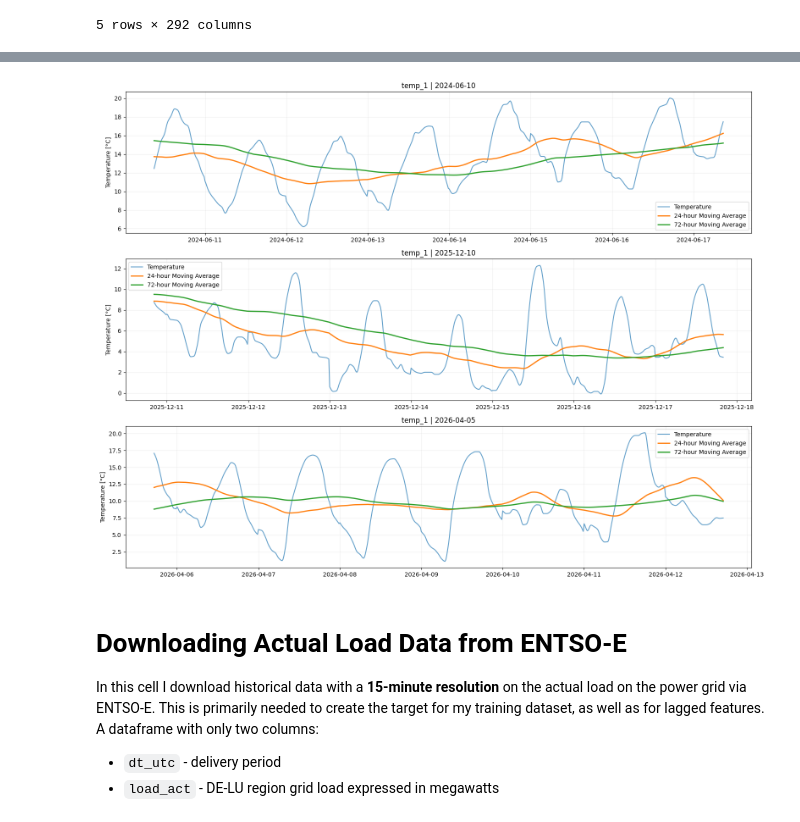
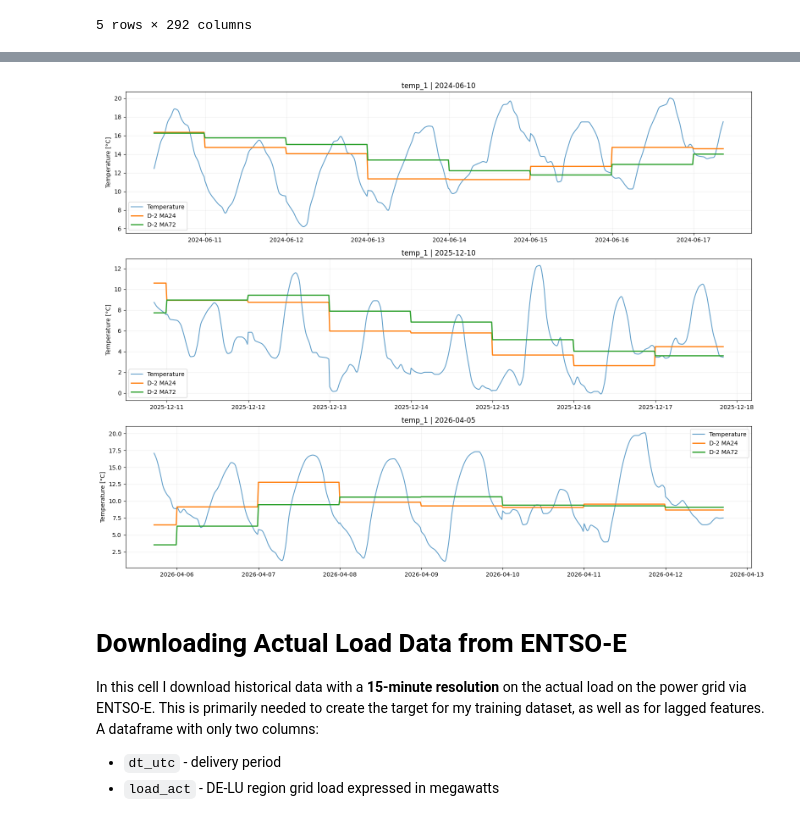
Before and after one commit to anatolii-me/DE-DayAhead-PowerForecast, a Jupyter notebook: notebooks/research_load_model/1_data_preparation.ipynb, the cells around one changed output, grey strips where cells are left out. Drawn from its saved outputs; the diff is of its cells as text; code cells hidden in the pictures.

```diff
--- a/notebooks/research_load_model/1_data_preparation.ipynb
+++ b/notebooks/research_load_model/1_data_preparation.ipynb
@@ -885,7 +885,7 @@ weather_final['is_interpolated'] = (
 ## ========================================================================
 
 
-## Creating Moving Averages for 1 and 3 days
+## Creating historical temperature features through D-2
 # Calculate temperature background and deviations
 ma_features = {}
 
@@ -899,19 +899,27 @@ temp_cols = [
     for zone in aggregation_zones
 ]
 
+# Find the last local quarter-hour of D-2 for each forecast day
+local_time = weather_final['dt_berlin'].dt.tz_localize(None)
+local_date = local_time.dt.normalize()
+day_end = local_time.dt.hour.eq(23) & local_time.dt.minute.eq(45)
+source_date = local_date - pd.Timedelta(days=2)
+
 for col in temp_cols:
 
     temp = weather_final[col]
 
-    # Calculate rolling averages
+    # Count exactly 96 and 288 quarter-hours, regardless of day length
     ma24 = temp.rolling(window=96, min_periods=96).mean()
     ma72 = temp.rolling(window=288, min_periods=288).mean()
 
-    # Store long-term temperature background
-    ma_features[f'{col}_ma72'] = ma72
+    # Take both averages at 23:45 on D-2
+    ma24_d2 = pd.Series(ma24[day_end].to_numpy(), index=local_date[day_end])
+    ma72_d2 = pd.Series(ma72[day_end].to_numpy(), index=local_date[day_end])
 
-    # Store deviation from the daily temperature average
-    ma_features[f'{col}_delta_ma24'] = temp - ma24
+    # Store the background and deviation for the forecast day
+    ma_features[f'{col}_d2_ma72'] = ma72_d2.reindex(source_date).to_numpy()
+    ma_features[f'{col}_d2_dev24'] = temp.to_numpy() - ma24_d2.reindex(source_date).to_numpy()
 
 # Combine original and derived temperature features
 weather_final = pd.concat(
@@ -940,7 +950,7 @@ I was curious to see how moving averages work on a chart, so I randomly plotted
 Sometimes, joints are visible at the boundaries of days, this is expected behavior, which is due to the fact that information for each day is taken from a unique forecast run.
 # %%
 import matplotlib.pyplot as plt
-## Visualizing temperature and rolling averages for random weekly periods
+## Visualizing temperature and D-2 moving averages for random weekly periods
 
 col = 'temp_1'
 n_weeks = 3
@@ -950,40 +960,40 @@ window = 96 * 7 # 96 15-minute interwals for 24 Hours
 rng = np.random.default_rng(42)
 starts = rng.choice(
     np.arange(71, len(weather_final) - window + 1),
     size=n_weeks,
     replace=False
 )
 
 fig, axes = plt.subplots(n_weeks, 1, figsize=(16, 4 * n_weeks))
 
 for ax, start in zip(axes, sorted(starts)):
 
     subset = weather_final.iloc[start:start + window]
 
-    # Extract temperature and reconstruct MA24
+    # Extract temperature and reconstruct D-2 MA24
     temp = subset[col]
-    ma24 = temp - subset[f'{col}_delta_ma24']
-    ma72 = subset[f'{col}_ma72']
+    ma24 = temp - subset[f'{col}_d2_dev24']
+    ma72 = subset[f'{col}_d2_ma72']
 
-    # Plot temperature and rolling averages
+    # Plot temperature and historical moving averages
     ax.plot(subset['dt_berlin'], temp,
             label='Temperature', alpha=0.7)
 
     ax.plot(subset['dt_berlin'], ma24,
-            label='24-hour Moving Average', linewidth=2)
+            label='D-2 MA24', linewidth=2)
 
     ax.plot(subset['dt_berlin'], ma72,
-            label='72-hour Moving Average', linewidth=2)
+            label='D-2 MA72', linewidth=2)
 
     ax.set_title(f'{col} | {subset["dt_berlin"].iloc[0]:%Y-%m-%d}')
     ax.set_ylabel('Temperature [°C]')
     ax.legend()
     ax.grid(alpha=0.2)
 
 plt.tight_layout()
 plt.show()
 # %% [output]
-[figure, old version]
+[figure, new version]
 # %% [markdown]
 # Downloading Actual Load Data from ENTSO-E
 In this cell I download historical data with a **15-minute resolution** on the actual load on the power grid via ENTSO-E. This is primarily needed to create the target for my training dataset, as well as for lagged features.
```
Also changed, not shown: parts of 7 cells of this notebook.
